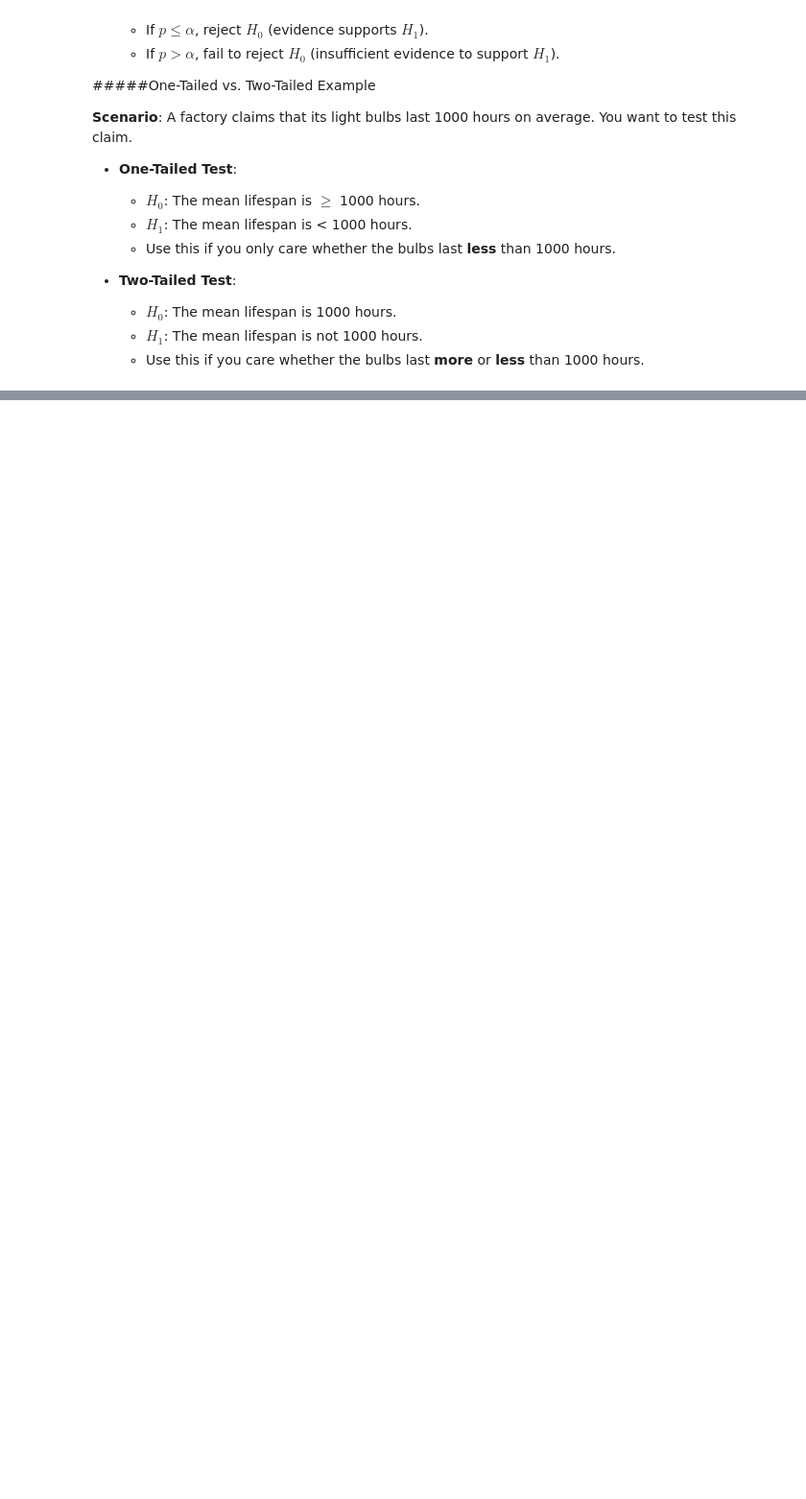
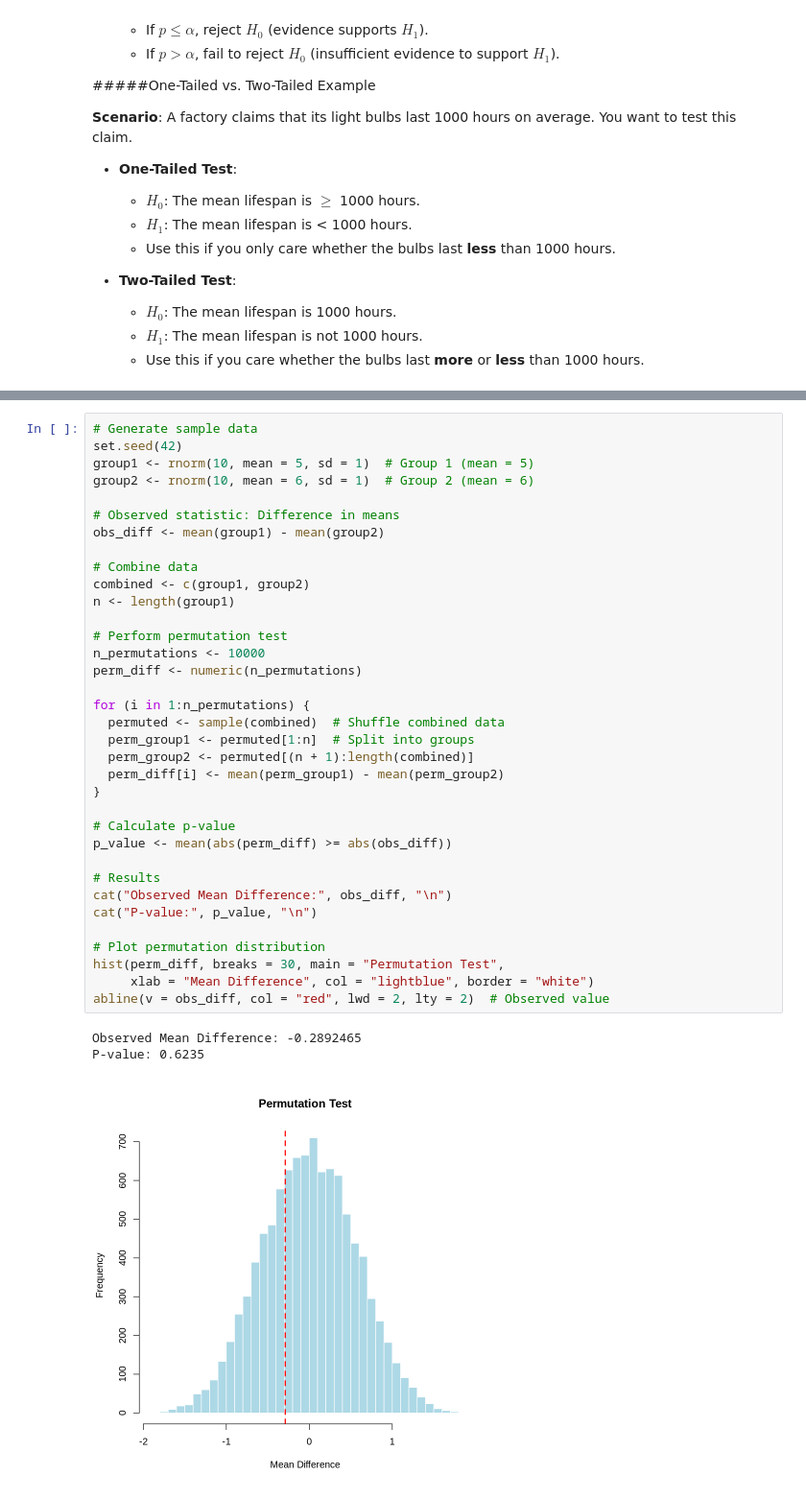
Before and after one commit to davidofitaly/notes_02_50_key_stats_ds, a Jupyter notebook: 03_chapter/01_raw_data.ipynb, the cells around one changed output, grey strips where cells are left out. Shown: that part at 96% size. Drawn from its saved outputs; the diff is of its cells as text; blank space fills up the shorter version.

```diff
--- a/03_chapter/01_raw_data.ipynb
+++ b/03_chapter/01_raw_data.ipynb
@@ -139,0 +179,39 @@
+# %%
+# Generate sample data
+set.seed(42)
+group1 <- rnorm(10, mean = 5, sd = 1)  # Group 1 (mean = 5)
+group2 <- rnorm(10, mean = 6, sd = 1)  # Group 2 (mean = 6)
+
+# Observed statistic: Difference in means
+obs_diff <- mean(group1) - mean(group2)
+
+# Combine data
+combined <- c(group1, group2)
+n <- length(group1)
+
+# Perform permutation test
+n_permutations <- 10000
+perm_diff <- numeric(n_permutations)
+
+for (i in 1:n_permutations) {
+  permuted <- sample(combined)  # Shuffle combined data
+  perm_group1 <- permuted[1:n]  # Split into groups
+  perm_group2 <- permuted[(n + 1):length(combined)]
+  perm_diff[i] <- mean(perm_group1) - mean(perm_group2)
+}
+
+# Calculate p-value
+p_value <- mean(abs(perm_diff) >= abs(obs_diff))
+
+# Results
+cat("Observed Mean Difference:", obs_diff, "\n")
+cat("P-value:", p_value, "\n")
+
+# Plot permutation distribution
+hist(perm_diff, breaks = 30, main = "Permutation Test",
+     xlab = "Mean Difference", col = "lightblue", border = "white")
+abline(v = obs_diff, col = "red", lwd = 2, lty = 2)  # Observed value
+# %% [output]
+Observed Mean Difference: -0.2892465
+P-value: 0.6235
+[figure, added]
```
Also changed, not shown: parts of 9 cells of this notebook.
